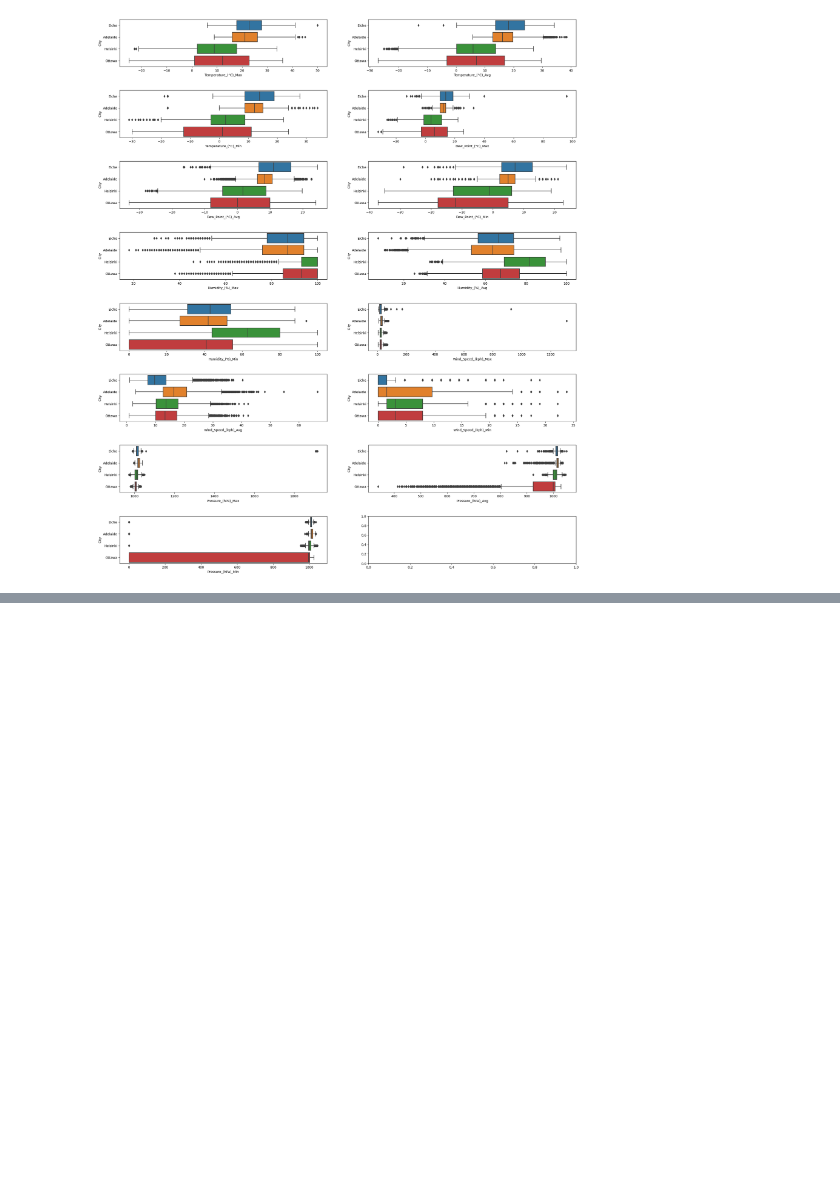
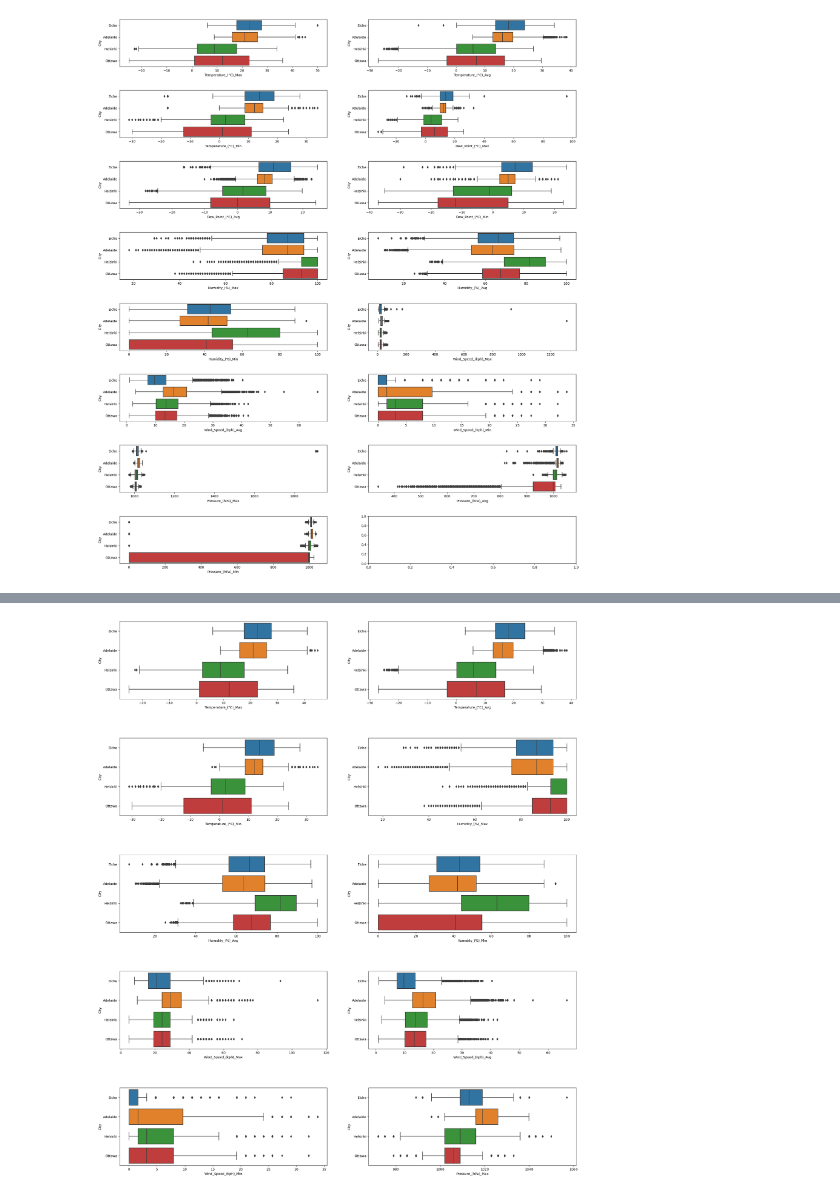
Before and after one commit to cassia-elx/climate-data-ETL, a Jupyter notebook: notebooks/eda.ipynb, the cells around one changed output, grey strips where cells are left out. Drawn from its saved outputs; the diff is of its cells as text; code cells hidden in the pictures; blank space fills up the shorter version.

```diff
--- a/notebooks/eda.ipynb
+++ b/notebooks/eda.ipynb
@@ -252,0 +433,5 @@ df_elche.to_csv('../datos/elche_clima_2002-2022.csv')
+# %%
+# iteramos por la lista de los indices para cambiar los valores a nulos
+
+for i in lista_outliers_presion:
+    df.iloc[i,16] = np.nan
@@ -252,0 +440,3 @@ df_elche.to_csv('../datos/elche_clima_2002-2022.csv')
+# %%
+df_num = df.select_dtypes(include=['float', 'int'])
+df_num.head()
@@ -252,0 +450,6 @@ df_elche.to_csv('../datos/elche_clima_2002-2022.csv')
+# %%
+imputer = IterativeImputer(n_nearest_features = 12)
+
+imputer.fit(df_num)
+
+df_datos_transformados = pd.DataFrame(imputer.transform(df_num), columns = df_num.columns)
@@ -252,0 +472,4 @@ df_elche.to_csv('../datos/elche_clima_2002-2022.csv')
+# %%
+# sustituimos los datos transformados en el dataframe
+
+df[df_datos_transformados.columns] = df_datos_transformados
@@ -252,0 +517,14 @@ df_elche.to_csv('../datos/elche_clima_2002-2022.csv')
+# %%
+# volvemos a crear los boxplots para comprobar si nos quedan datos raros
+
+df_num.drop(['Latitude', 'Longitude'], axis=1, inplace=True)
+
+fig, axes = plt.subplots(5,2, figsize = (25,30))
+axes = axes.flatten()
+
+fig.subplots_adjust(hspace=0.5, wspace=0.2)
+
+for i, col in enumerate(df_num.columns):
+    fig = sns.boxplot(x = col, data = df, y = 'City', ax = axes[i])
+# %% [output]
+[figure, added]
```
Also changed, not shown: parts of 40 cells of this notebook, 3 other files.
